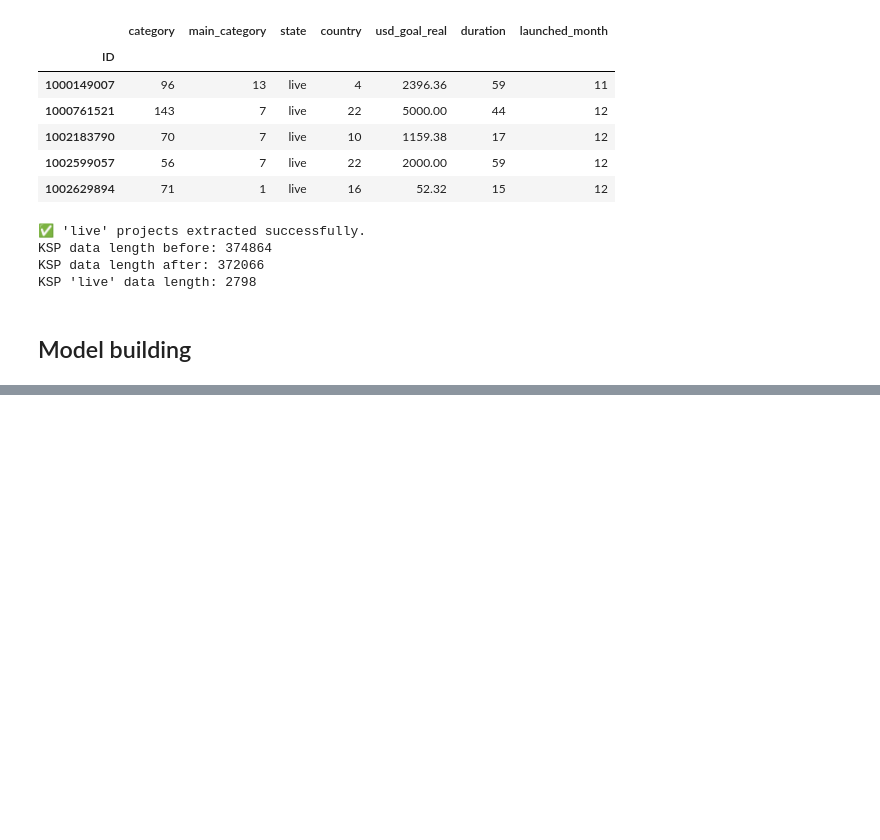
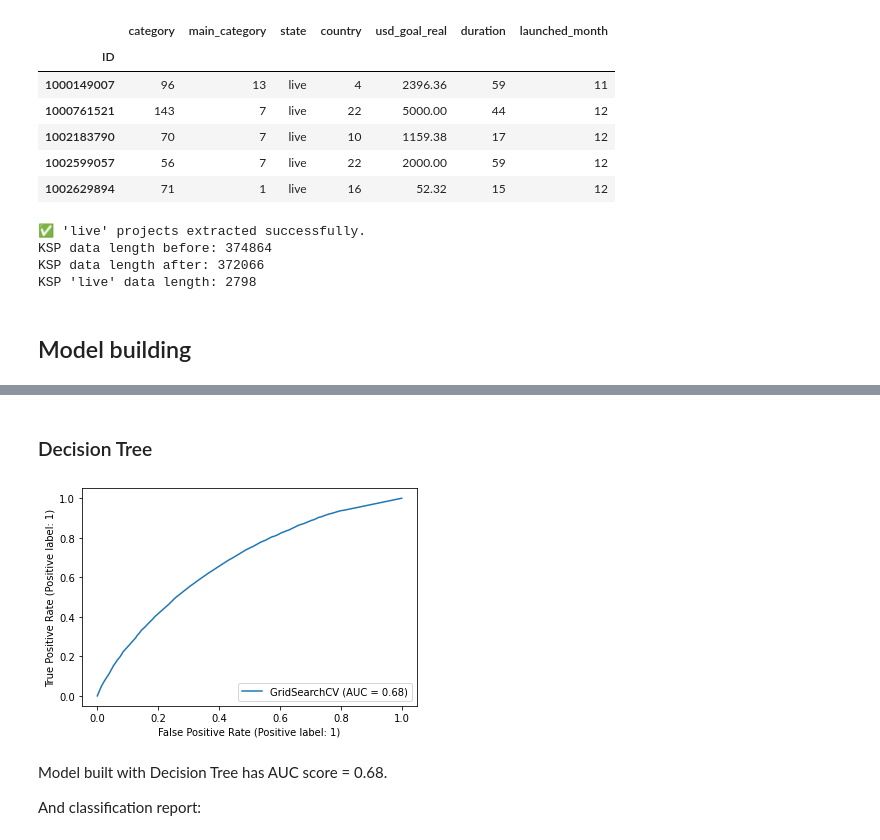
Before and after one commit to dmitrijt9/kickstarter-projects-classification, a Jupyter notebook: notebook.ipynb, the cells around one changed output, grey strips where cells are left out. Cells and saved outputs as stored; diff of their text form; code cells hidden in the pictures; blank space fills up the shorter version.

```diff
--- a/notebook.ipynb
+++ b/notebook.ipynb
@@ -465,15 +480,16 @@ from scipy.stats import randint
 from sklearn import tree
 
 param_dist = {"max_depth": [1, 2, 3, 5, None],
-              "max_features": randint(1, 7),
-              "min_samples_leaf": randint(1, 7),
+              "max_features": np.arange(1, 7),
+              "min_samples_leaf": np.arange(1, 7),
               "criterion": ["gini", "entropy"]}
 
 # Instantiate a Decision Tree classifier
 dtc = tree.DecisionTreeClassifier(random_state=split_random_state)
 
-# Instantiate the RandomizedSearchCV object: tree_cv
-tree_cv = RandomizedSearchCV(dtc, param_distributions=param_dist, n_iter=20, cv=5)
+# Instantiate the RandomizedSearchCV
+# n_jobs=-1 tells to use all cores for paralel processing
+tree_cv = GridSearchCV(dtc, param_grid=param_dist, cv=5)
 
 # Fit it to the data
 tree_cv.fit(X_train, y_train)
@@ -481,5 +497,4 @@ tree_cv.fit(X_train, y_train)
 # Print the tuned parameters and score
 print("Tuned Decision Tree Parameters: {}".format(tree_cv.best_params_))
 print("Best score is {}".format(tree_cv.best_score_))
-# tree.plot_tree(tree_cv)
 # %% [output]
@@ -527,0 +528,11 @@ Best score is 0.6624981777924202
+# %% [markdown]
+### Decision Tree
+# %%
+plot_roc_curve(tree_cv, X_test, y_test)
+plt.show()
+# %% [output]
+[figure, added]
+# %% [markdown]
+Model built with Decision Tree has AUC score = 0.68.
+
+And classification report:
```
Also changed, not shown: parts of 31 cells of this notebook.
